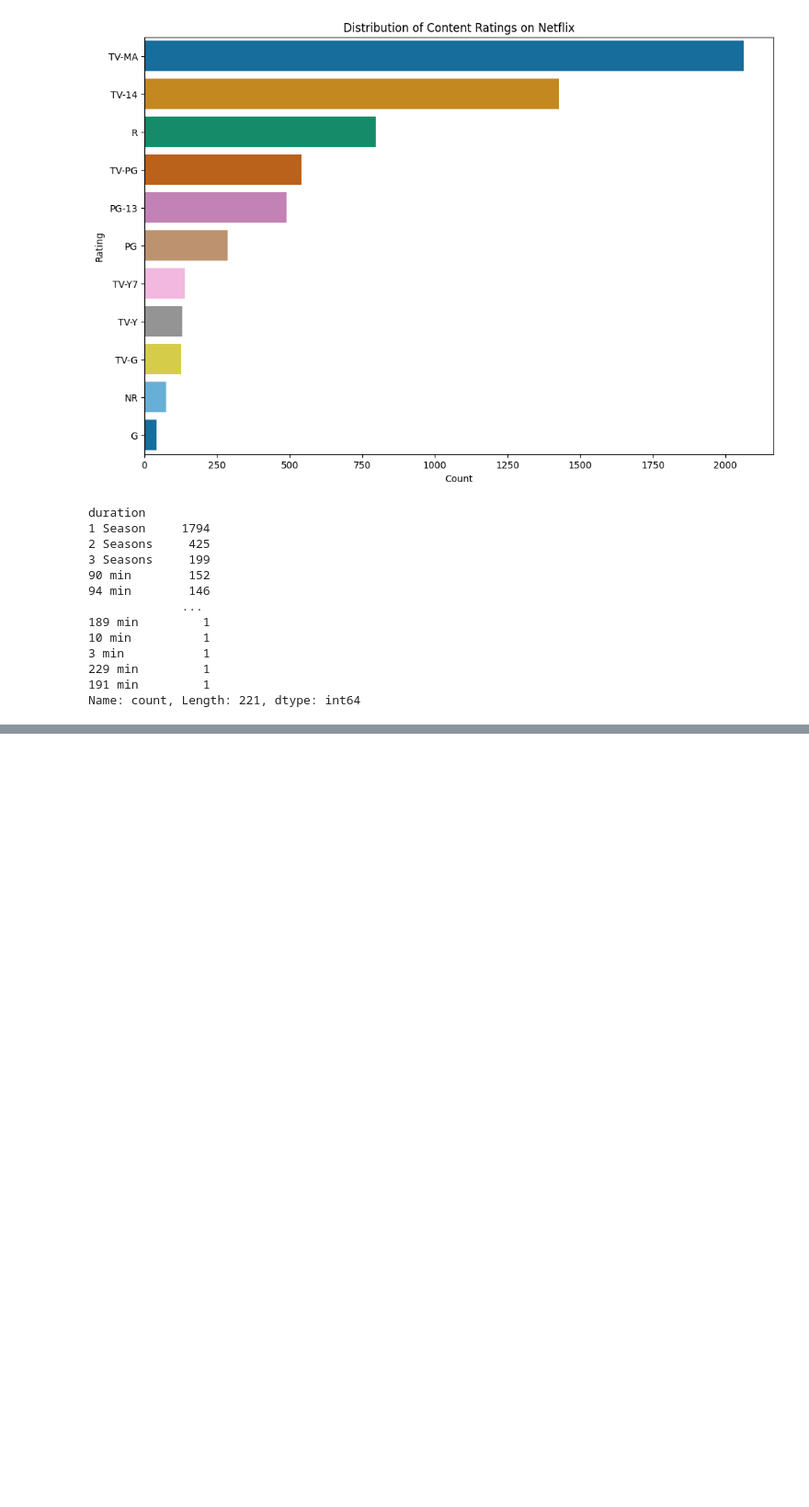
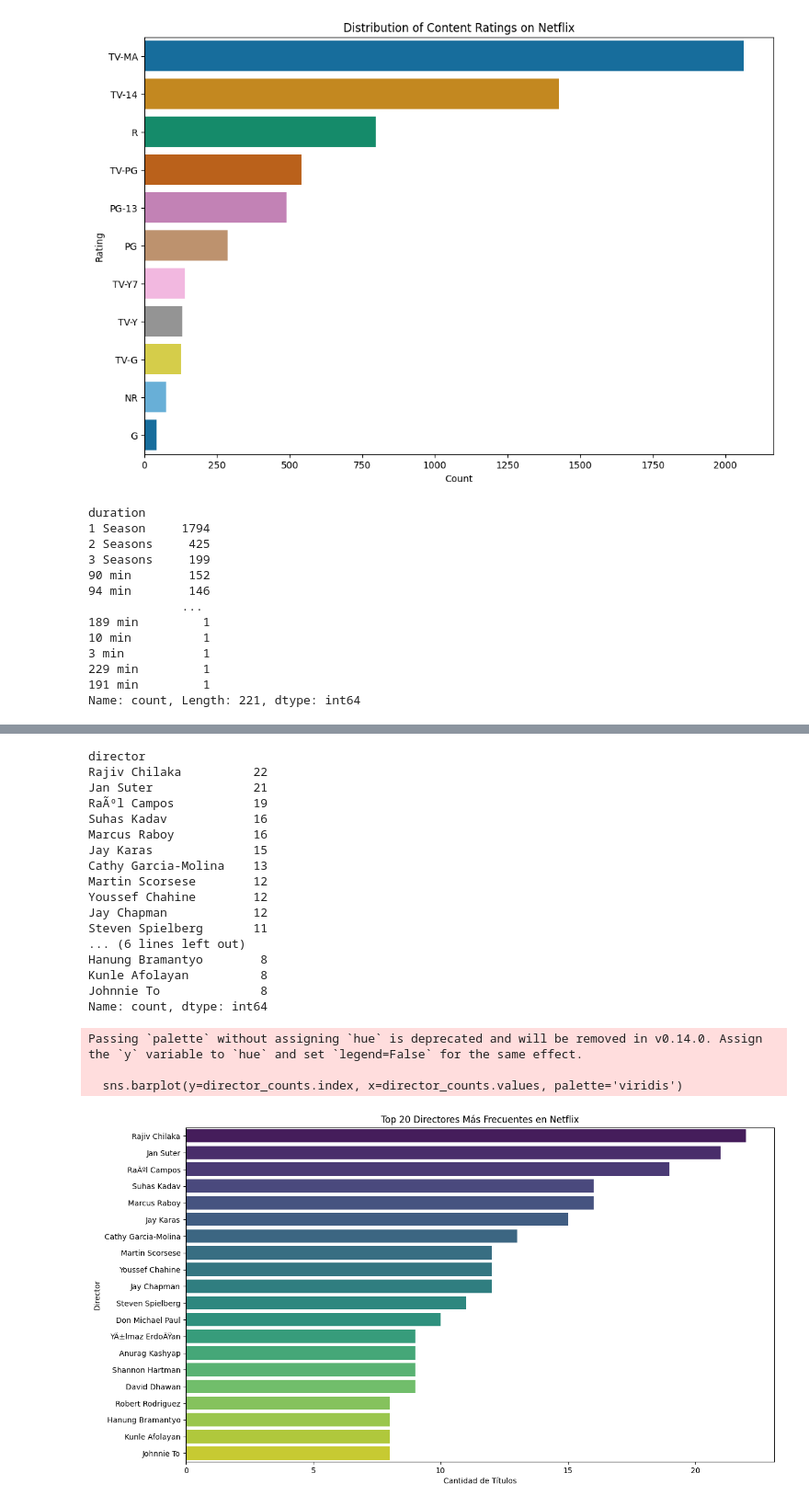
Before and after one commit to ju4n-avendanoa/Data_Netflix, a Jupyter notebook: main.ipynb, the cells around one changed output, grey strips where cells are left out. Shown at 92% size. Cells and saved outputs as stored; diff of their text form; code cells hidden in the pictures; blank space fills up the shorter version.

```diff
--- a/main.ipynb
+++ b/main.ipynb
@@ -366,0 +522,36 @@ Name: count, Length: 75, dtype: int64
+# %%
+df_directors = df['director'].str.split(', ').explode()
+df_directors = df_directors[df_directors != 'Unknown']
+
+director_counts = df_directors.value_counts().head(20)
+print(director_counts)
+
+
+plt.figure(figsize=(14, 8))
+sns.barplot(y=director_counts.index, x=director_counts.values, palette='viridis')
+plt.title('Top 20 Directores Más Frecuentes en Netflix')
+plt.xlabel('Cantidad de Títulos')
+plt.ylabel('Director')
+plt.show()
+# %% [output]
+director
+Rajiv Chilaka          22
+Jan Suter              21
+RaÃºl Campos           19
+Suhas Kadav            16
+Marcus Raboy           16
+Jay Karas              15
+Cathy Garcia-Molina    13
+Martin Scorsese        12
+Youssef Chahine        12
+Jay Chapman            12
+Steven Spielberg       11
+... (6 lines left out)
+Hanung Bramantyo        8
+Kunle Afolayan          8
+Johnnie To              8
+Name: count, dtype: int64
+Passing `palette` without assigning `hue` is deprecated and will be removed in v0.14.0. Assign the `y` variable to `hue` and set `legend=False` for the same effect.
+
+  sns.barplot(y=director_counts.index, x=director_counts.values, palette='viridis')
+[figure, added]
```
Also changed, not shown: parts of 7 cells of this notebook.
